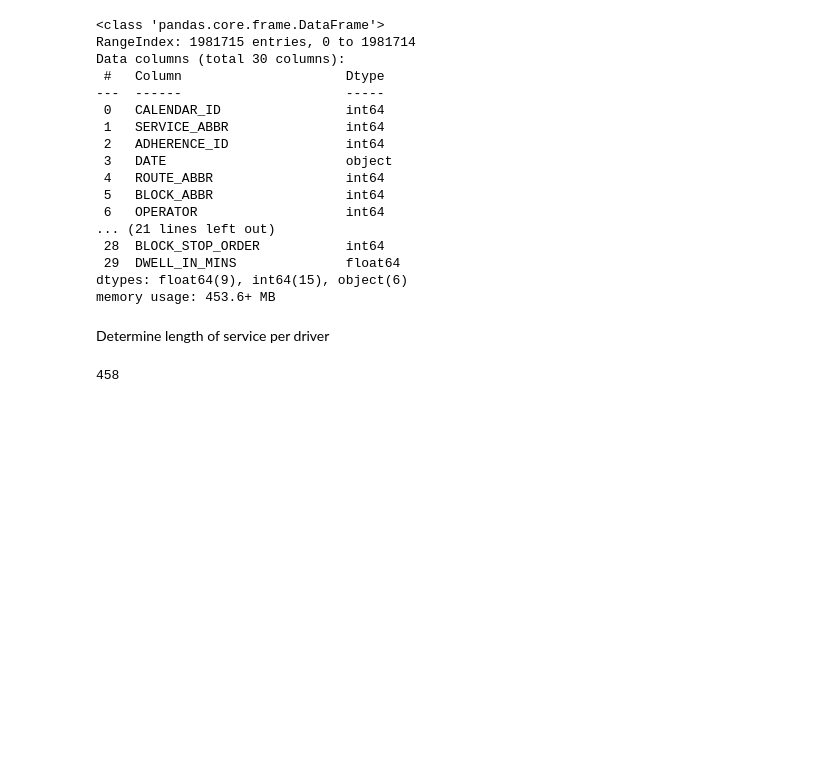
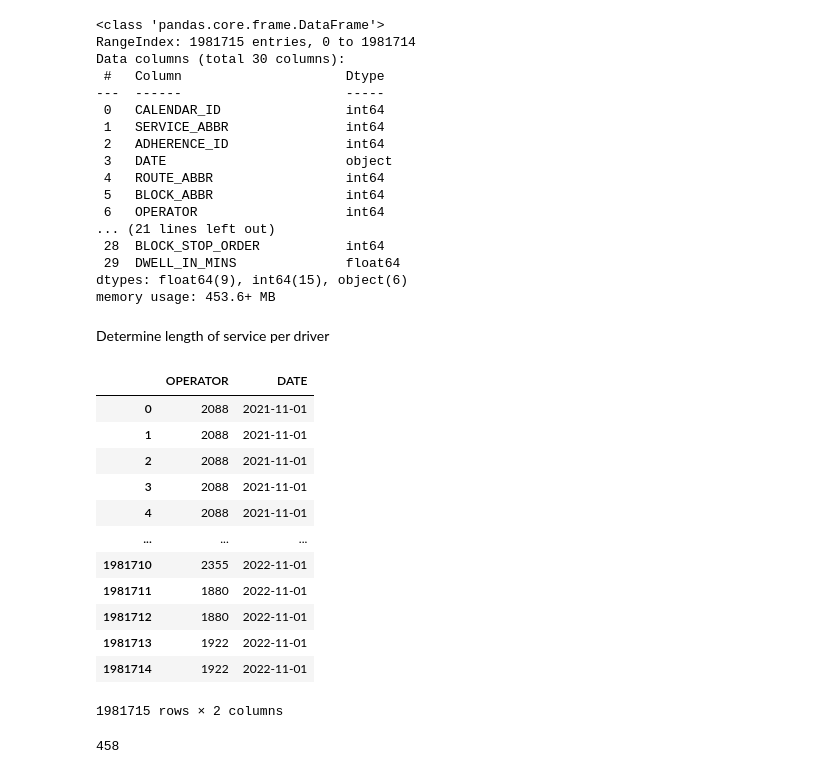
Before and after one commit to NSS-Data-Analytics-Cohort-7/wego-shut_up_and_take_my_query, a Jupyter notebook: notebooks/top_ten_add_service_time.ipynb, the cells around one changed output. Cells and saved outputs as stored; diff of their text form; code cells hidden in the pictures; blank space fills up the shorter version.

```diff
--- a/notebooks/top_ten_add_service_time.ipynb
+++ b/notebooks/top_ten_add_service_time.ipynb
@@ -54,6 +56,21 @@ memory usage: 453.6+ MB
 Determine length of service per driver
 # %%
 service = df[['OPERATOR','DATE']]
+service
+# %% [output]
+|  | OPERATOR | DATE |
+| 0 | 2088 | 2021-11-01 |
+| 1 | 2088 | 2021-11-01 |
+| 2 | 2088 | 2021-11-01 |
+| 3 | 2088 | 2021-11-01 |
+| 4 | 2088 | 2021-11-01 |
+| ... | ... | ... |
+| 1981710 | 2355 | 2022-11-01 |
+| 1981711 | 1880 | 2022-11-01 |
+| 1981712 | 1880 | 2022-11-01 |
+| 1981713 | 1922 | 2022-11-01 |
+| 1981714 | 1922 | 2022-11-01 |
+1981715 rows × 2 columns
 # %%
 df['OPERATOR'].nunique()
 # %% [output]
```
Also changed, not shown: parts of 1 cell of this notebook.
